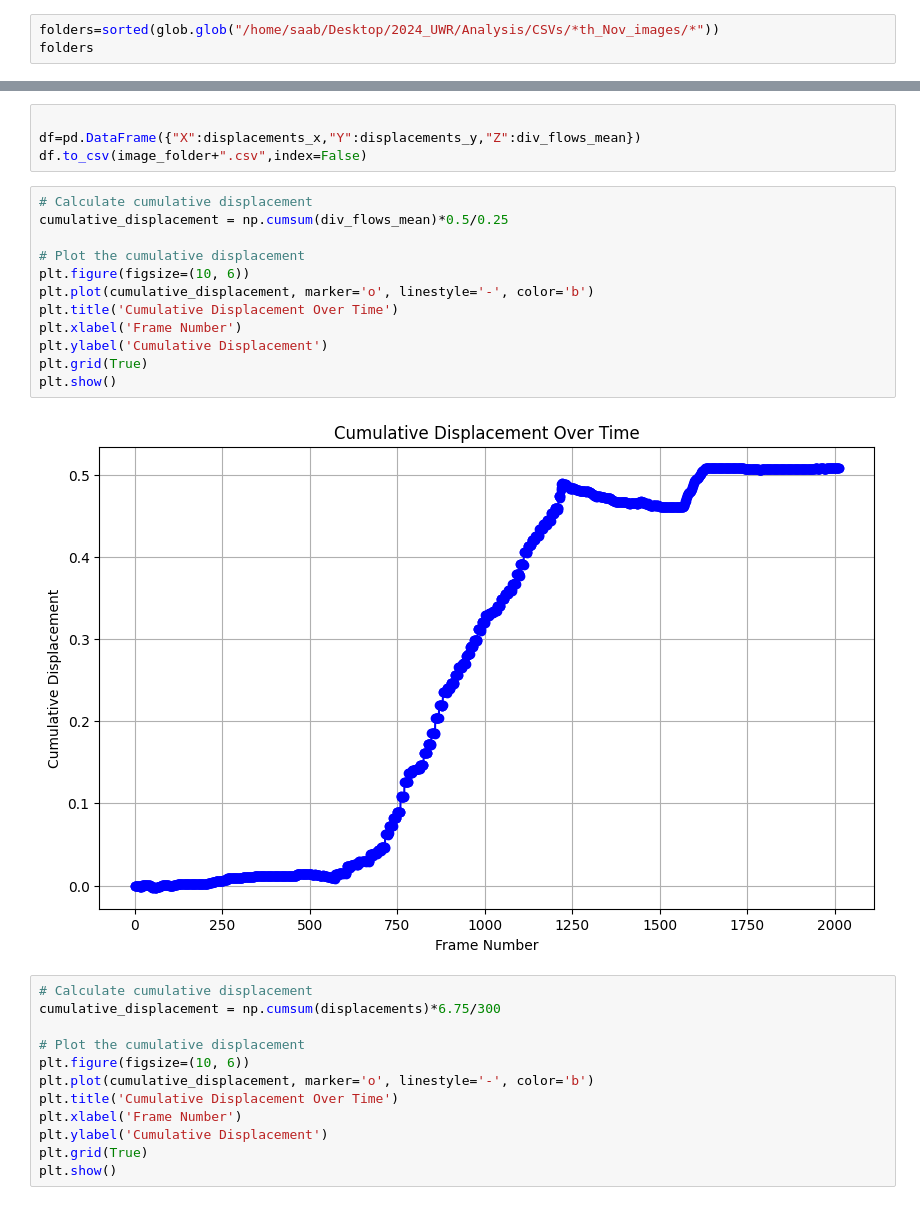
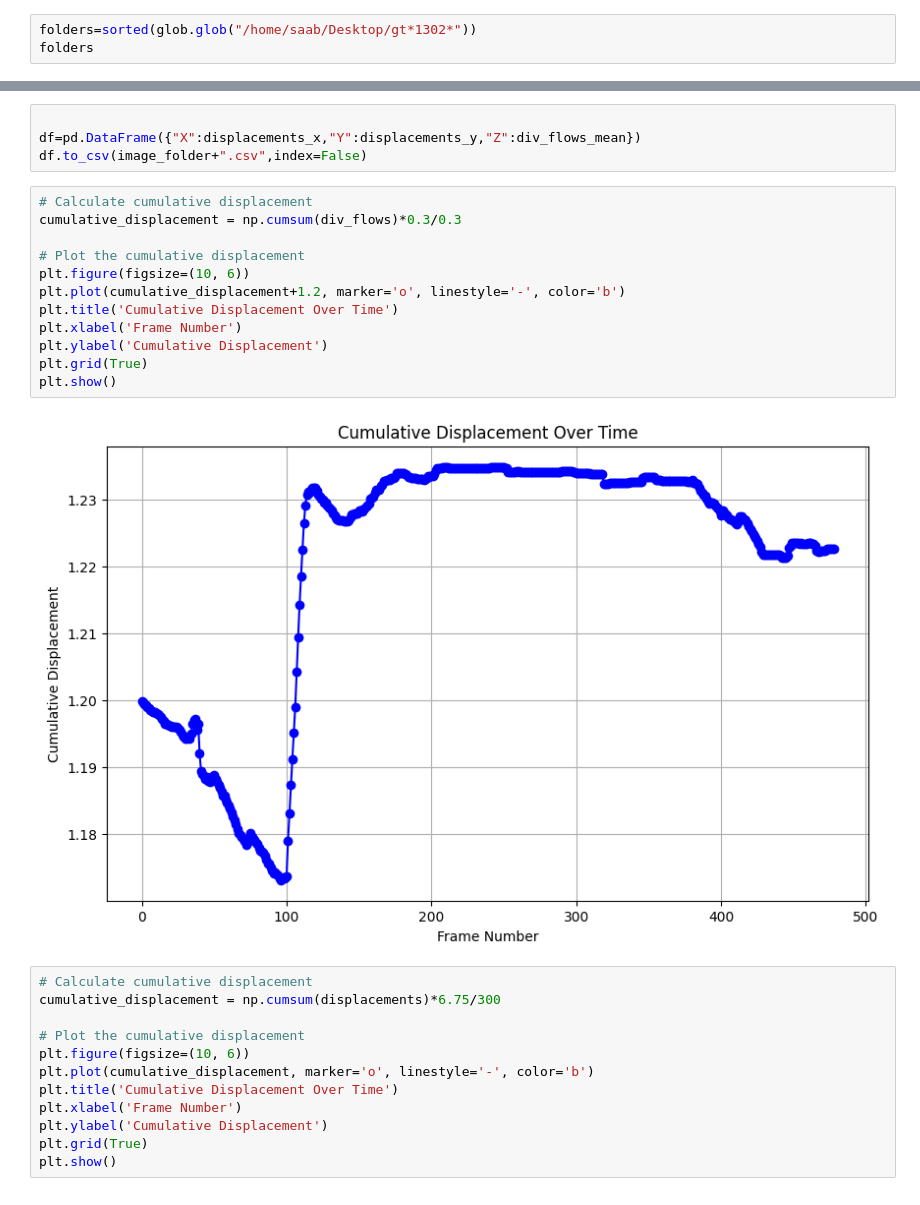
Before and after one commit to SAAB-NTU/2024_UWR, a Jupyter notebook: Analysis/optical_flow.ipynb, the cells around one changed output, grey strips where cells are left out. Drawn from its saved outputs; the diff is of its cells as text.

```diff
--- a/Analysis/optical_flow.ipynb
+++ b/Analysis/optical_flow.ipynb
@@ -6,6 +6,6 @@ import glob
 import os
 import pandas as pd
 # %%
-folders=sorted(glob.glob("/home/saab/Desktop/2024_UWR/Analysis/CSVs/*th_Nov_images/*"))
+folders=sorted(glob.glob("/home/saab/Desktop/gt*1302*"))
 folders
 # %% [output]
@@ -109,18 +85,18 @@ df=pd.DataFrame({"X":displacements_x,"Y":displacements_y,"Z":div_flows_mean})
 df.to_csv(image_folder+".csv",index=False)
 # %%
 # Calculate cumulative displacement
-cumulative_displacement = np.cumsum(div_flows_mean)*0.5/0.25
+cumulative_displacement = np.cumsum(div_flows)*0.3/0.3
 
 # Plot the cumulative displacement
 plt.figure(figsize=(10, 6))
-plt.plot(cumulative_displacement, marker='o', linestyle='-', color='b')
+plt.plot(cumulative_displacement+1.2, marker='o', linestyle='-', color='b')
 plt.title('Cumulative Displacement Over Time')
 plt.xlabel('Frame Number')
 plt.ylabel('Cumulative Displacement')
 plt.grid(True)
 plt.show()
 # %% [output]
-[figure, old version]
+[figure, new version]
 # %%
 # Calculate cumulative displacement
 cumulative_displacement = np.cumsum(displacements)*6.75/300
```
Also changed, not shown: parts of 2 cells of this notebook, 11 other files.
